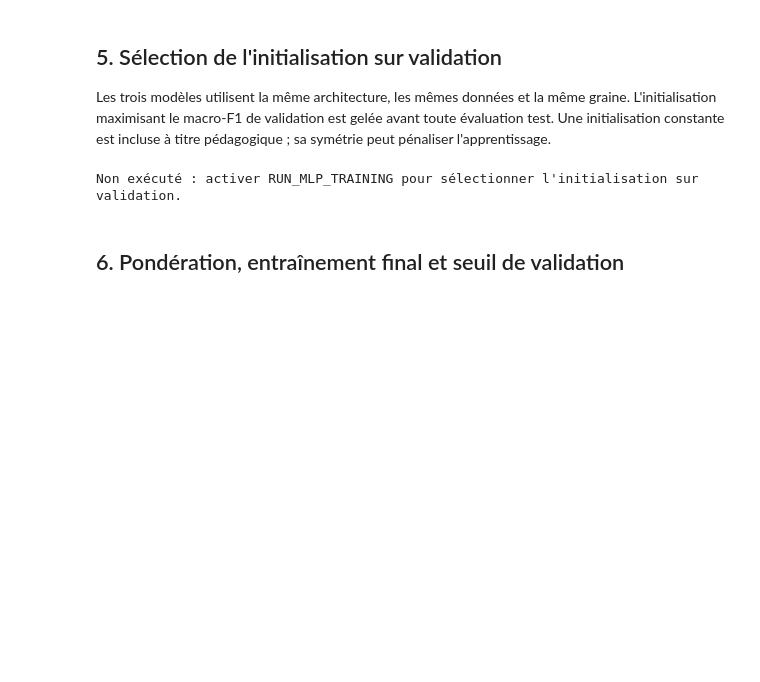
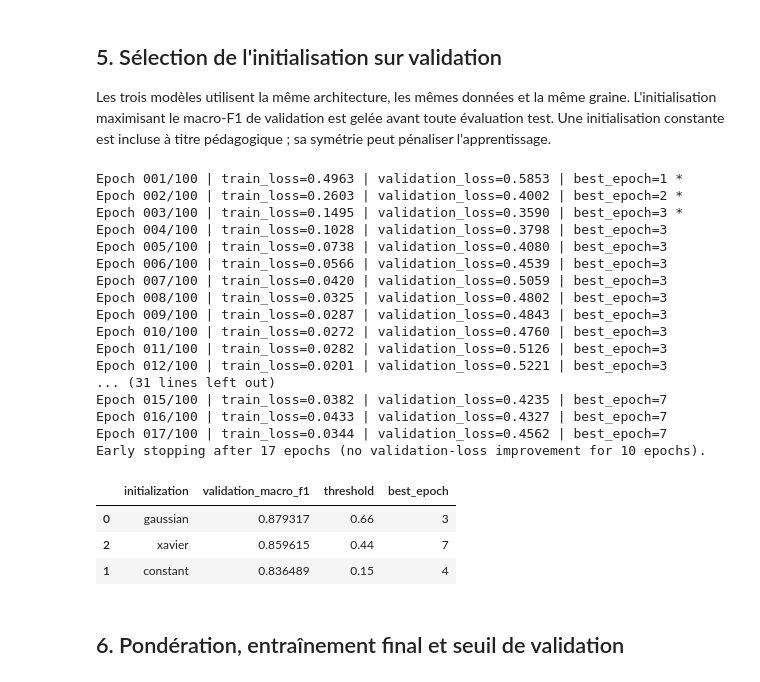
Before and after one commit to dounia1230/wesad_stress_project, a Jupyter notebook: notebooks/02_mlp.ipynb, the cells around one changed output. Saved outputs shown, nothing was run; the diff lists cells and outputs as text; code cells hidden in the pictures; blank space fills up the shorter version.

```diff
--- a/notebooks/02_mlp.ipynb
+++ b/notebooks/02_mlp.ipynb
@@ -161,33 +161,60 @@ Consider using tensor.detach() first. (Triggered internally at C:\actions-runner
 
 Les trois modèles utilisent la même architecture, les mêmes données et la même graine. L'initialisation maximisant le macro-F1 de validation est gelée avant toute évaluation test. Une initialisation constante est incluse à titre pédagogique ; sa symétrie peut pénaliser l'apprentissage.
 # %%
-RUN_MLP_TRAINING = False
+RUN_MLP_TRAINING = True
 initialization_runs = {}
 if RUN_MLP_TRAINING:
     for method in ("gaussian", "constant", "xavier"):
         set_seed(RANDOM_SEED)
         candidate = MLPClassifier(X_train.shape[1]).to(device)
         initialize_linear_layers(candidate, method)
         criterion = nn.BCEWithLogitsLoss()
         optimizer = torch.optim.Adam(candidate.parameters(), lr=LEARNING_RATE, weight_decay=WEIGHT_DECAY)
         candidate, history, summary = train_with_early_stopping(
             candidate, make_train_loader(), validation_loader, criterion, optimizer, device,
             max_epochs=MAX_EPOCHS, patience=PATIENCE,
         )
         probabilities, labels = collect_probabilities(candidate, validation_loader, device)
         candidate_threshold, _ = select_threshold(labels, probabilities)
         metrics = binary_metrics(labels, probabilities, candidate_threshold)
         initialization_runs[method] = dict(model=candidate, history=history, summary=summary, threshold=candidate_threshold, metrics=metrics)
     initialization_table = pd.DataFrame([
         {"initialization": name, "validation_macro_f1": run["metrics"]["macro_f1"], "threshold": run["threshold"], "best_epoch": run["summary"]["best_epoch"]}
         for name, run in initialization_runs.items()
     ]).sort_values("validation_macro_f1", ascending=False)
     display(initialization_table)
     selected_initialization = initialization_table.iloc[0]["initialization"]
+    initialization_artifact_dir = PROJECT_ROOT / "artifacts/models/mlp"
+    initialization_artifact_dir.mkdir(parents=True, exist_ok=True)
+    initialization_table.to_csv(initialization_artifact_dir / "initialization_validation_results.csv", index=False)
+    (initialization_artifact_dir / "selected_initialization.json").write_text(
+        json.dumps({"initialization": selected_initialization, "selected_on": "validation_macro_f1"}, indent=2),
+        encoding="utf-8",
+    )
 else:
     print("Non exécuté : activer RUN_MLP_TRAINING pour sélectionner l'initialisation sur validation.")
 # %% [output]
-Non exécuté : activer RUN_MLP_TRAINING pour sélectionner l'initialisation sur validation.
+Epoch 001/100 | train_loss=0.4963 | validation_loss=0.5853 | best_epoch=1 *
+Epoch 002/100 | train_loss=0.2603 | validation_loss=0.4002 | best_epoch=2 *
+Epoch 003/100 | train_loss=0.1495 | validation_loss=0.3590 | best_epoch=3 *
+Epoch 004/100 | train_loss=0.1028 | validation_loss=0.3798 | best_epoch=3
+Epoch 005/100 | train_loss=0.0738 | validation_loss=0.4080 | best_epoch=3
+Epoch 006/100 | train_loss=0.0566 | validation_loss=0.4539 | best_epoch=3
+Epoch 007/100 | train_loss=0.0420 | validation_loss=0.5059 | best_epoch=3
+Epoch 008/100 | train_loss=0.0325 | validation_loss=0.4802 | best_epoch=3
+Epoch 009/100 | train_loss=0.0287 | validation_loss=0.4843 | best_epoch=3
+Epoch 010/100 | train_loss=0.0272 | validation_loss=0.4760 | best_epoch=3
+Epoch 011/100 | train_loss=0.0282 | validation_loss=0.5126 | best_epoch=3
+Epoch 012/100 | train_loss=0.0201 | validation_loss=0.5221 | best_epoch=3
+... (31 lines left out)
+Epoch 015/100 | train_loss=0.0382 | validation_loss=0.4235 | best_epoch=7
+Epoch 016/100 | train_loss=0.0433 | validation_loss=0.4327 | best_epoch=7
+Epoch 017/100 | train_loss=0.0344 | validation_loss=0.4562 | best_epoch=7
+Early stopping after 17 epochs (no validation-loss improvement for 10 epochs).
+|  | initialization | validation_macro_f1 | threshold | best_epoch |
+| 0 | gaussian | 0.879317 | 0.66 | 3 |
+| 2 | xavier | 0.859615 | 0.44 | 7 |
+| 1 | constant | 0.836489 | 0.15 | 4 |
 # %% [markdown]
 ## 6. Pondération, entraînement final et seuil de validation
 # %%
```
Also changed, not shown: parts of 6 cells of this notebook, 10 other files.
